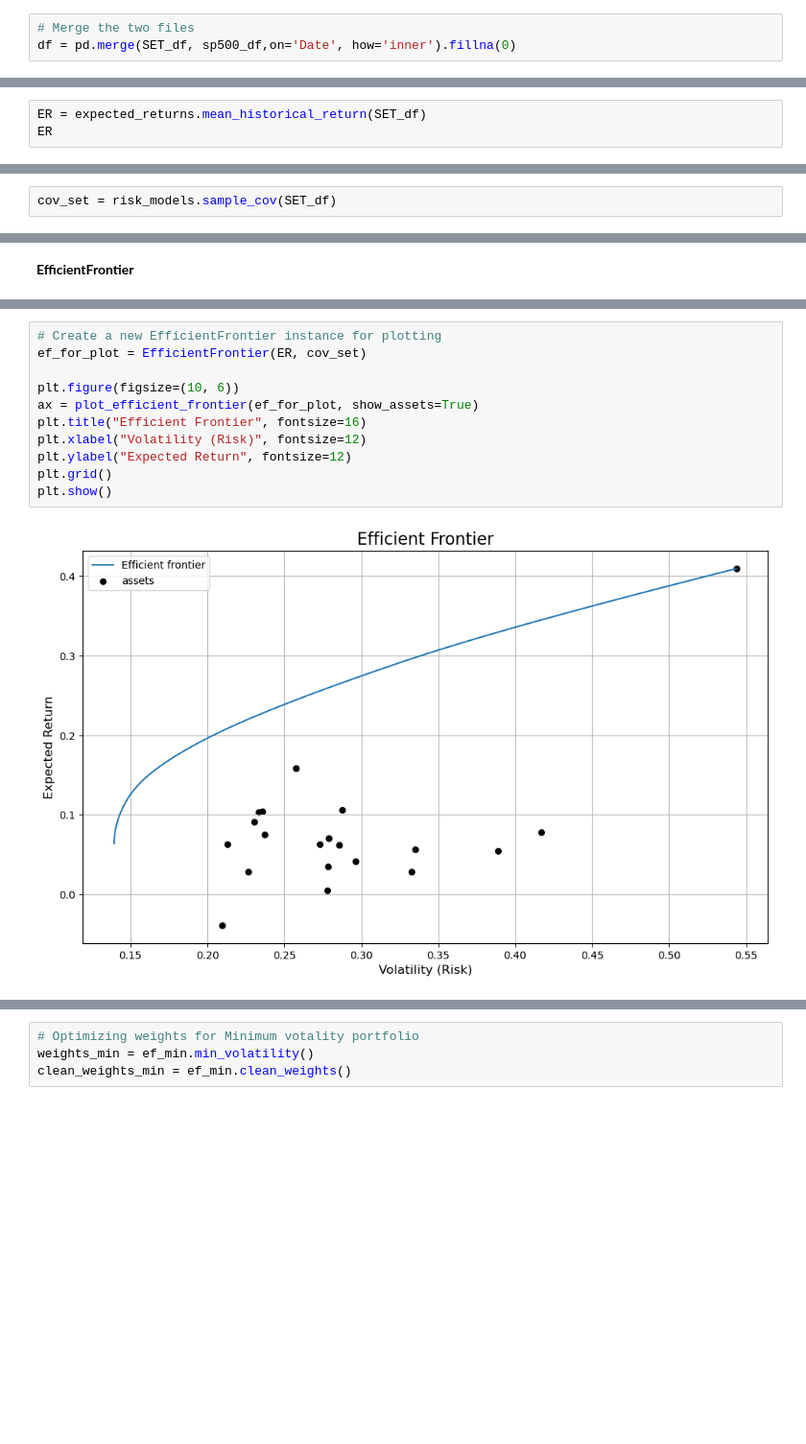
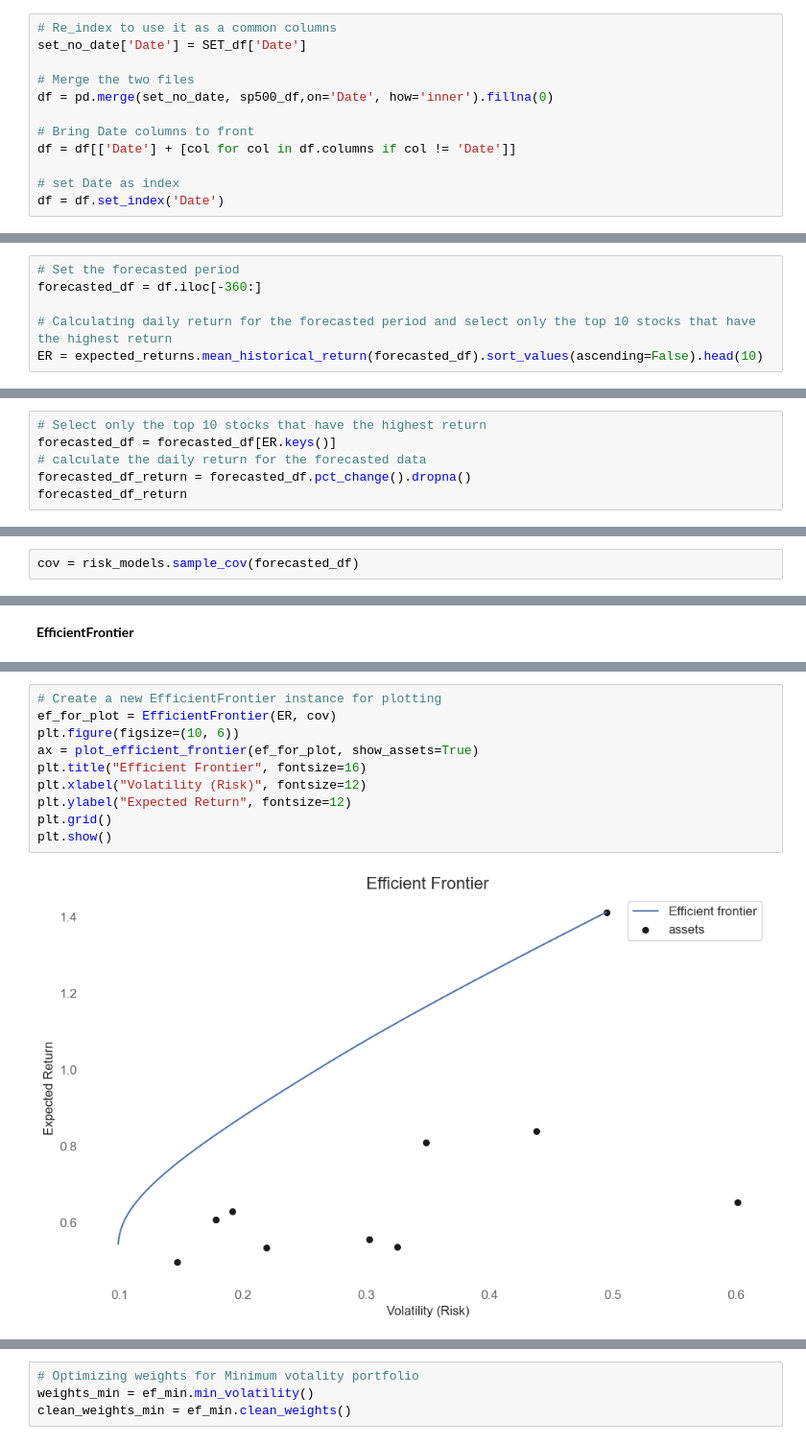
Before and after one commit to Thantip43/Portfolio_optimization, a Jupyter notebook: Code/4.0 Portfolio Optimization.ipynb, the cells around one changed output, grey strips where cells are left out. Shown: that part at 96% size. Drawn from its saved outputs; the diff is of its cells as text; blank space fills up the shorter version.

```diff
--- a/Code/4.0 Portfolio Optimization.ipynb
+++ b/Code/4.0 Portfolio Optimization.ipynb
@@ -84,3 +32,12 @@ sp500_df.head(5)
 # %%
+# Re_index to use it as a common columns
+set_no_date['Date'] = SET_df['Date']
+
 # Merge the two files
-df = pd.merge(SET_df, sp500_df,on='Date', how='inner').fillna(0)
+df = pd.merge(set_no_date, sp500_df,on='Date', how='inner').fillna(0)
+
+# Bring Date columns to front
+df = df[['Date'] + [col for col in df.columns if col != 'Date']]
+
+# set Date as index
+df = df.set_index('Date')
@@ -109,5 +44,8 @@ daily_returns
 # %% [markdown]
 **Expected Return**
 # %%
-ER = expected_returns.mean_historical_return(SET_df)
-ER
+# Set the forecasted period
+forecasted_df = df.iloc[-360:]
+
+# Calculating daily return for the forecasted period and select only the top 10 stocks that have the highest return
+ER = expected_returns.mean_historical_return(forecasted_df).sort_values(ascending=False).head(10)
@@ -131,0 +58,6 @@ dtype: float64
+# %%
+# Select only the top 10 stocks that have the highest return
+forecasted_df = forecasted_df[ER.keys()]
+# calculate the daily return for the forecasted data
+forecasted_df_return = forecasted_df.pct_change().dropna()
+forecasted_df_return
@@ -132,4 +79,4 @@ dtype: float64
 # %% [markdown]
 **Calculate Covariance**
 # %%
-cov_set = risk_models.sample_cov(SET_df)
+cov = risk_models.sample_cov(forecasted_df)
@@ -189,13 +153,12 @@ Sharpe Ratio: 0.98
 # %%
 # Create a new EfficientFrontier instance for plotting
-ef_for_plot = EfficientFrontier(ER, cov_set)
-
+ef_for_plot = EfficientFrontier(ER, cov)
 plt.figure(figsize=(10, 6))
 ax = plot_efficient_frontier(ef_for_plot, show_assets=True)
 plt.title("Efficient Frontier", fontsize=16)
 plt.xlabel("Volatility (Risk)", fontsize=12)
 plt.ylabel("Expected Return", fontsize=12)
 plt.grid()
 plt.show()
 # %% [output]
-[figure, old version]
+[figure, new version]
```
Also changed, not shown: parts of 41 cells of this notebook, 1 other file.
